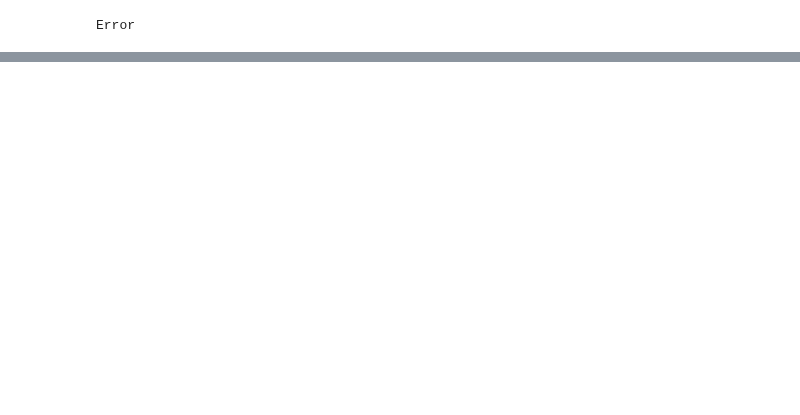
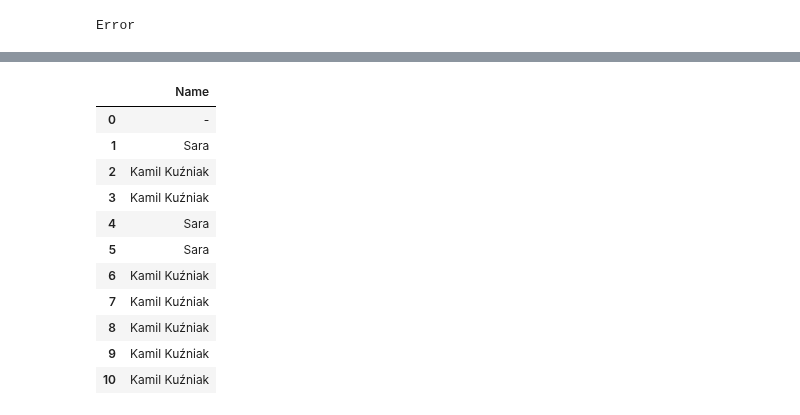
Before and after one commit to kamilkuzniak/WhatsApp-analyzer, a Jupyter notebook: Jupyter_testing.ipynb, the cells around one changed output, grey strips where cells are left out. Saved outputs shown, nothing was run; the diff lists cells and outputs as text; code cells hidden in the pictures; blank space fills up the shorter version.

```diff
--- a/Jupyter_testing.ipynb
+++ b/Jupyter_testing.ipynb
@@ -80,0 +120,10 @@ for message in messages:
+# %%
+#for i in range(len(messages)):
+#for i in range(1):
+for message in messages:
+    try:
+        content.append(message.split('-')[1].split(':')[1].replace(' ', '',1))
+        names.append(message.split('-')[1].split(':')[0].replace(' ', '',1))
+    except:
+        content.append(message.split('-')[1].replace(' ', '',1))
+        names.append('-')
@@ -95,0 +214,16 @@ time.struct_time(tm_year=2019, tm_mon=2, tm_mday=19, tm_hour=16, tm_min=23, tm_s
+# %%
+content_df = pd.DataFrame(content,columns=['Content'])
+df.loc[0:10]
+# %% [output]
+|  | Name |
+| 0 | - |
+| 1 | Sara |
+| 2 | Kamil Kuźniak |
+| 3 | Kamil Kuźniak |
+| 4 | Sara |
+| 5 | Sara |
+| 6 | Kamil Kuźniak |
+| 7 | Kamil Kuźniak |
+| 8 | Kamil Kuźniak |
+| 9 | Kamil Kuźniak |
+| 10 | Kamil Kuźniak |
```
Also changed, not shown: parts of 32 cells of this notebook, 1 other file.
